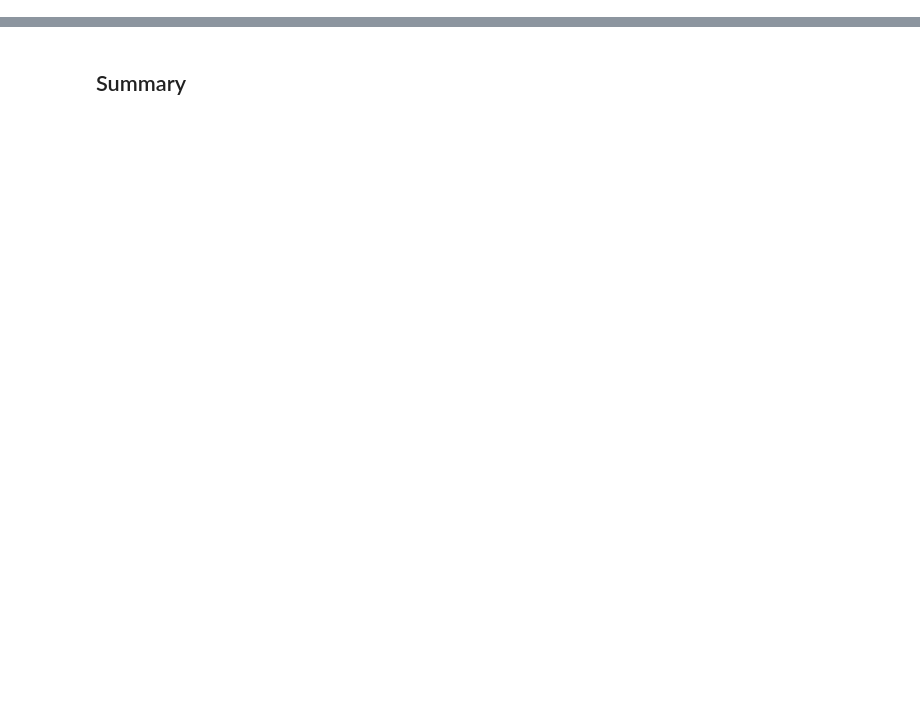
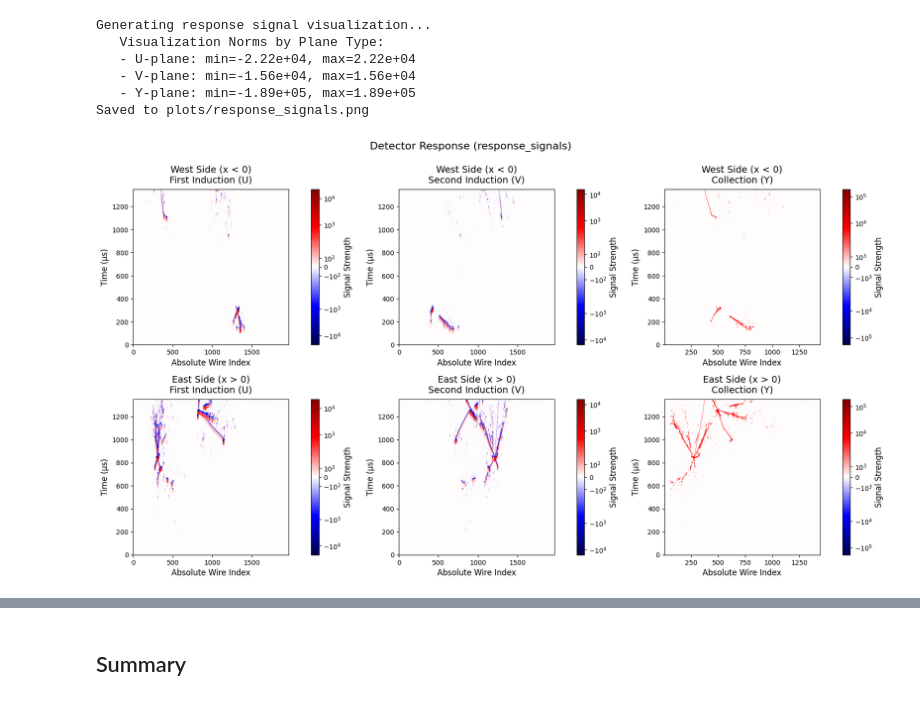
Before and after one commit to OmarAlterkait/JAXTPC, a Jupyter notebook: run_simulation.ipynb, the cells around one changed output, grey strips where cells are left out. Cells and saved outputs as stored; diff of their text form; code cells hidden in the pictures; blank space fills up the shorter version.

```diff
--- a/run_simulation.ipynb
+++ b/run_simulation.ipynb
@@ -715,0 +318,23 @@ Saved to plots/v3_track_labels.png
+# %%
+# =============================================================================
+# EXAMINE TRACK_HITS (TRUTH OUTPUT)
+# =============================================================================
+
+print("Truth hits (track_hits) per plane:")
+print(f"{'Plane':<15} {'Hits':>10}")
+print("-" * 28)
+
+plane_names = ['U', 'V', 'Y']
+side_names = ['East', 'West']
+
+total_hits = 0
+for plane_key, results in track_hits.items():
+    side_idx, plane_idx = plane_key
+    num_hits = int(results['num_hits'])
+    total_hits += num_hits
+    print(f"{side_names[side_idx]} {plane_names[plane_idx]:<10} {num_hits:>10,}")
+
+print("-" * 28)
+print(f"{'Total':<15} {total_hits:>10,}")
+print(f"\nInput segments: {n_segments:,}")
+print(f"Output truth hits: {total_hits:,} (across all planes)")
@@ -715,0 +426,22 @@ Saved to plots/v3_track_labels.png
+# %%
+# =============================================================================
+# VISUALIZE RESPONSE SIGNALS (DETECTOR OUTPUT)
+# =============================================================================
+
+# Plot wire signals with detector response applied
+# Uses logarithmic color scale to show both strong and weak signals
+print("Generating response signal visualization...")
+
+fig_response = visualize_wire_signals(response_dense, simulation_params, log_norm=True)
+fig_response.suptitle('Detector Response (response_signals)', fontsize=16)
+fig_response.savefig("plots/response_signals.png", dpi=300, bbox_inches='tight', facecolor='white')
+print("Saved to plots/response_signals.png")
+plt.show()
+# %% [output]
+Generating response signal visualization...
+   Visualization Norms by Plane Type:
+   - U-plane: min=-2.22e+04, max=2.22e+04
+   - V-plane: min=-1.56e+04, max=1.56e+04
+   - Y-plane: min=-1.89e+05, max=1.89e+05
+Saved to plots/response_signals.png
+[figure, added]
```
Also changed, not shown: parts of 47 cells of this notebook, 2 other files.
